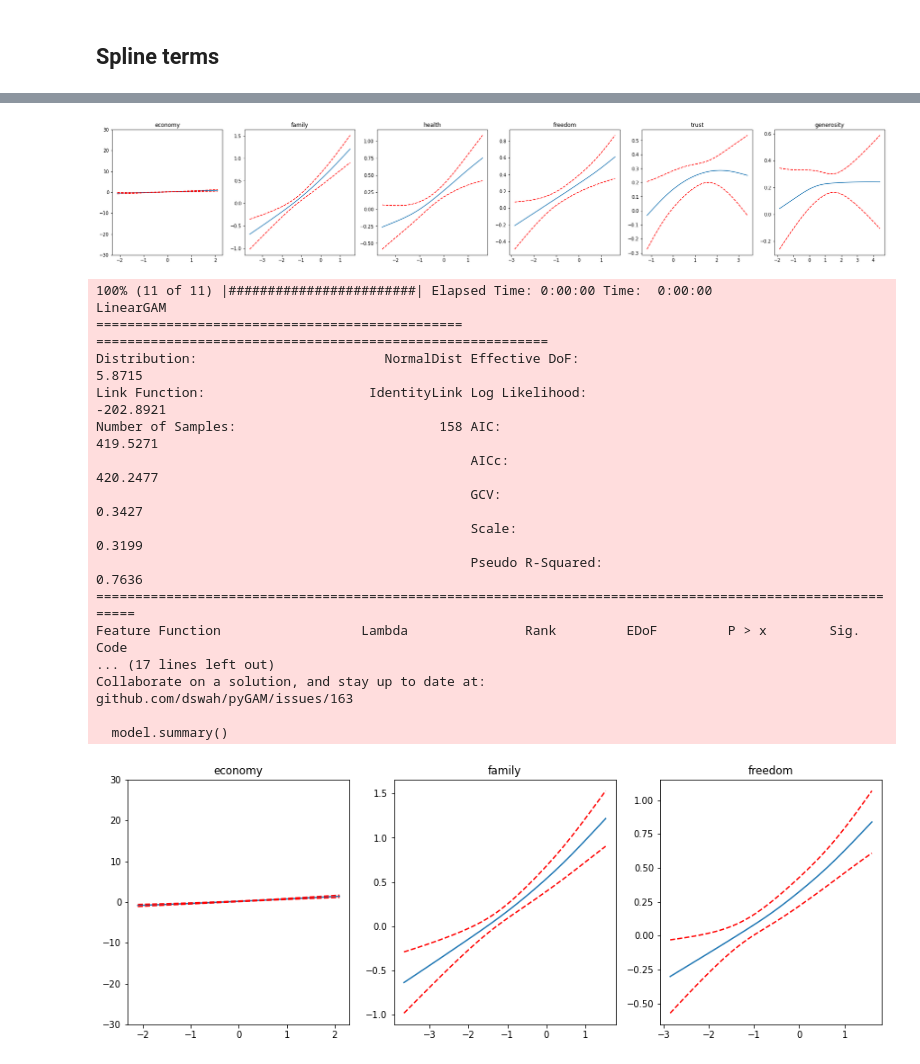
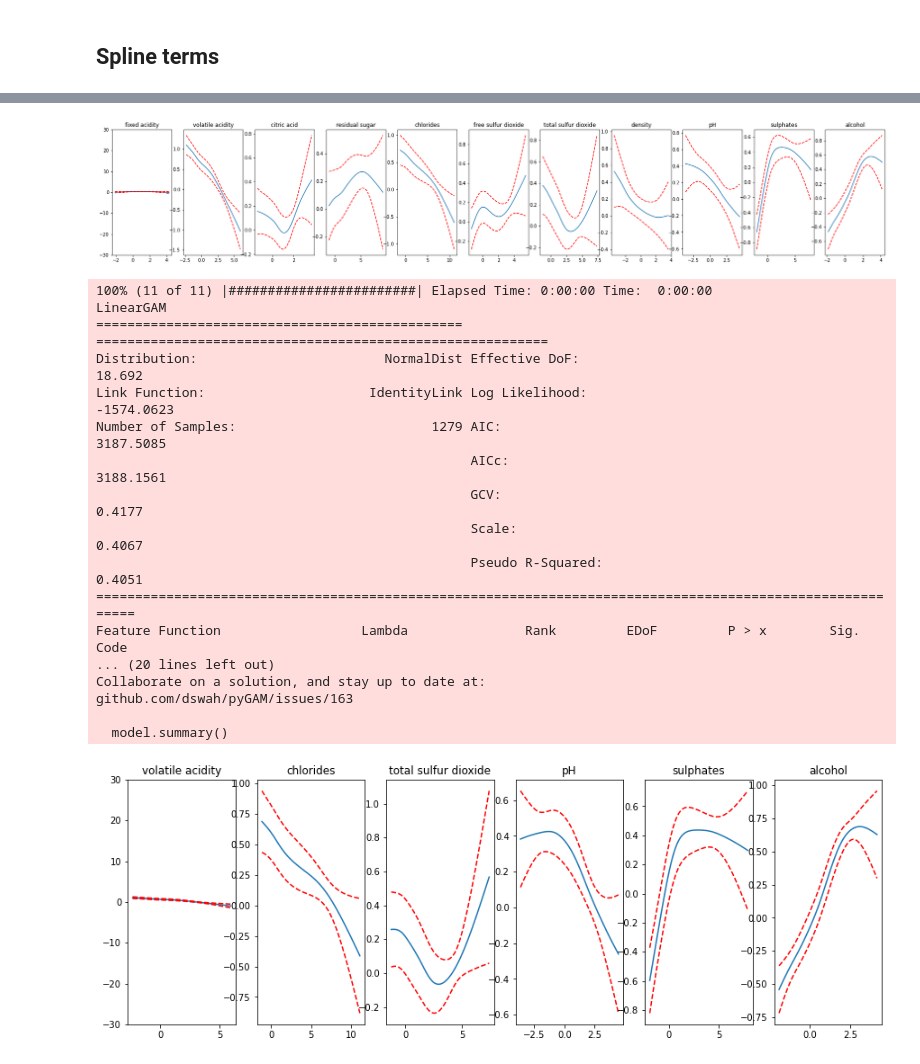
Before and after one commit to mikulatomas/statistics, a Jupyter notebook: regression/9_general_additive_models.ipynb, the cells around one changed output, grey strips where cells are left out. Cells and saved outputs as stored; diff of their text form; code cells hidden in the pictures.

```diff
--- a/regression/9_general_additive_models.ipynb
+++ b/regression/9_general_additive_models.ipynb
@@ -14,0 +8,3 @@ Index(['region', 'economy', 'family', 'health', 'freedom', 'trust',
+# %%
+df_original, df_train, df_test = load_wine()
+df_train.head()
@@ -15,8 +18,10 @@ Index(['region', 'economy', 'family', 'health', 'freedom', 'trust',
 # %%
-train_X = df_train.drop(['region', 'target'], axis=1)
+train_X = df_train.drop(['target'], axis=1)
 train_y = df_train['target']
-test_X = df_test.drop(['region', 'target'], axis=1)
+test_X = df_test.drop(['target'], axis=1)
 test_y = df_test['target']
+original_X = df_original.drop(['target'], axis=1)
+original_y = df_original['target']
 features = train_X.columns
 # %%
 scaler = StandardScaler().fit(train_X)
@@ -25,7 +37,7 @@ test_X = pd.DataFrame(scaler.transform(test_X), columns=features)
 # %% [markdown]
 ## Spline terms
 # %%
-model = LinearGAM(s(0) + s(1) + s(2) + s(3) + s(4) + s(5))
+model = LinearGAM(s(0) + s(1) + s(2) + s(3) + s(4) + s(5) + s(6) + s(7) + s(8) + s(9) + s(10))
 model.gridsearch(train_X.values, train_y.values)
 model.summary()
 # %% [output]
@@ -59,42 +71,44 @@ for i, ax in enumerate(axs):
         ax.set_ylim(-30,30)
     ax.set_title(titles[i])
 # %% [output]
-[figure, old version]
+[figure, new version]
 # %%
 # feature z feature selection
-model = LinearGAM(s(0) + s(1) + s(2))
-model.gridsearch(train_X[['economy', 'family', 'freedom']].values, train_y.values)
+model = LinearGAM(s(0) + s(1) + s(2) + s(3) + s(4) + s(5))
+model.gridsearch(train_X[['volatile acidity', 'chlorides', 'total sulfur dioxide', 'pH',
+       'sulphates', 'alcohol']].values, train_y.values)
 model.summary()
 # %% [output]
 100% (11 of 11) |########################| Elapsed Time: 0:00:00 Time:  0:00:00
 LinearGAM
 =============================================== ==========================================================
-Distribution:                        NormalDist Effective DoF:                                      5.8715
-Link Function:                     IdentityLink Log Likelihood:                                  -202.8921
-Number of Samples:                          158 AIC:                                              419.5271
-                                                AICc:                                             420.2477
-                                                GCV:                                                0.3427
-                                                Scale:                                              0.3199
-                                                Pseudo R-Squared:                                   0.7636
+Distribution:                        NormalDist Effective DoF:                                      18.692
+Link Function:                     IdentityLink Log Likelihood:                                 -1574.0623
+Number of Samples:                         1279 AIC:                                             3187.5085
+                                                AICc:                                            3188.1561
+                                                GCV:                                                0.4177
+                                                Scale:                                              0.4067
+                                                Pseudo R-Squared:                                   0.4051
 ==========================================================================================================
 Feature Function                  Lambda               Rank         EDoF         P > x        Sig. Code
-... (17 lines left out)
+... (20 lines left out)
 Collaborate on a solution, and stay up to date at:
 github.com/dswah/pyGAM/issues/163
 
   model.summary()
 # %%
 # holding all fixed, economy slightly increase happiness
-titles = train_X[['economy', 'family', 'freedom']].columns
+titles = train_X[['volatile acidity', 'chlorides', 'total sulfur dioxide', 'pH',
+       'sulphates', 'alcohol']].columns
 
 fig, axs = plt.subplots(1, len(titles), figsize=(15,5))
 
 for i, ax in enumerate(axs):
     XX = model.generate_X_grid(term=i)
     ax.plot(XX[:, i], model.partial_dependence(term=i, X=XX))
     ax.plot(XX[:, i], model.partial_dependence(term=i, X=XX, width=.95)[1], c='r', ls='--')
     if i == 0:
         ax.set_ylim(-30,30)
     ax.set_title(titles[i])
 # %% [output]
-[figure, old version]
+[figure, new version]
```
Also changed, not shown: parts of 5 cells of this notebook, 18 other files.
